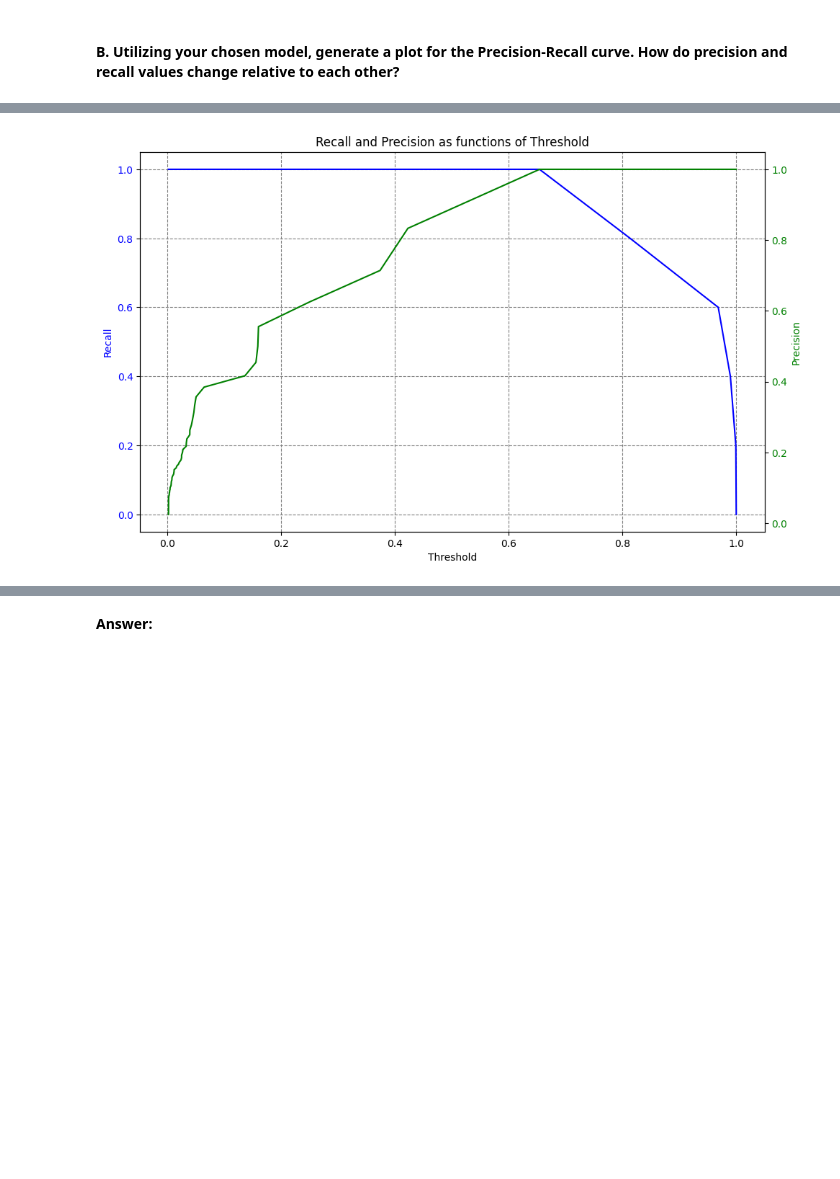
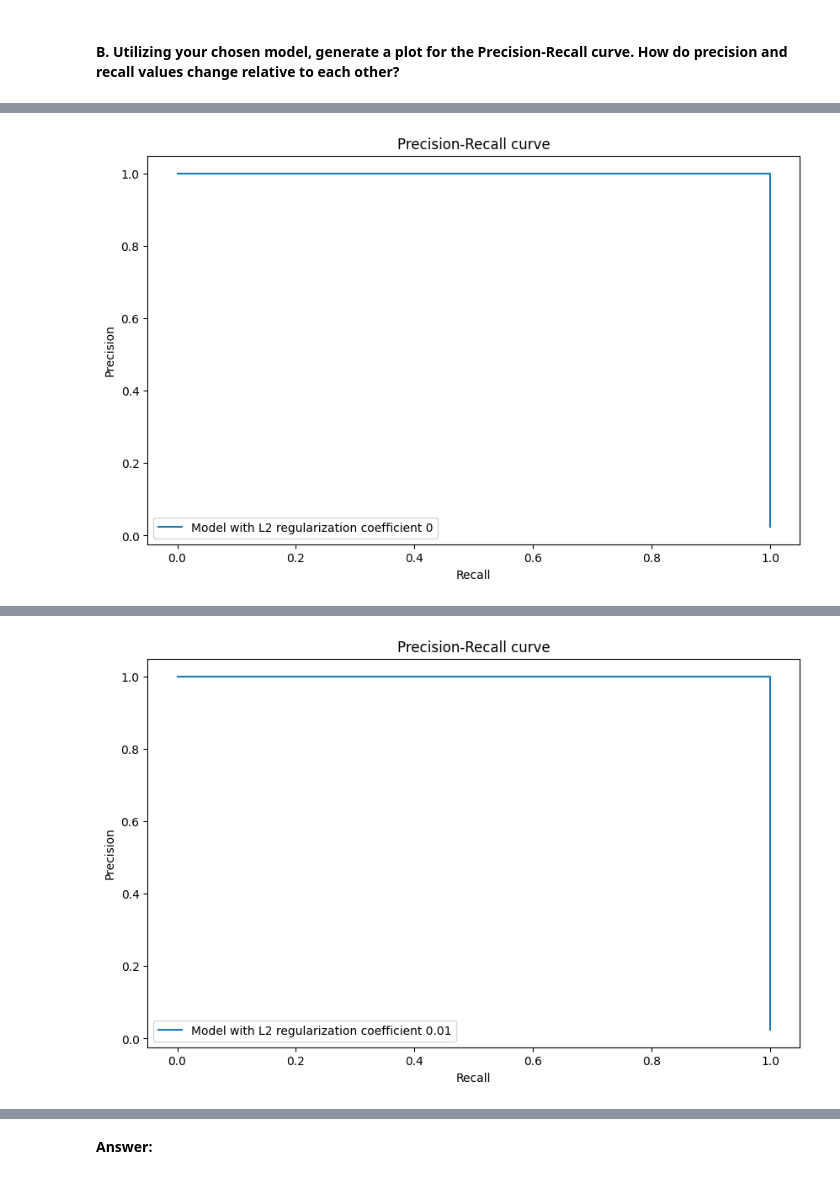
Before and after one commit to rohxnsxngh/Machine-Learning-MEEN, a Jupyter notebook: A4/HW4_ANN_binary_classification.ipynb, the cells around one changed output, grey strips where cells are left out. Drawn from its saved outputs; the diff is of its cells as text; code cells hidden in the pictures; blank space fills up the shorter version.

Commit message:
looping through all regularization coefficients

```diff
--- a/A4/HW4_ANN_binary_classification.ipynb
+++ b/A4/HW4_ANN_binary_classification.ipynb
@@ -180,12 +204,14 @@ Use sklearn.metrics to compute the metrics: accuracy, F1-Score, specificity, bal
 from sklearn.metrics import confusion_matrix, classification_report
 
 # 6. Compute other metrics
-y_pred = (y_prob > 0.5).astype("int32")
-confusion = confusion_matrix(y_val, y_pred)
-report = classification_report(y_val, y_pred)
+for coeff, model in models.items():
+    y_prob = model.predict(X_val).ravel()
+    y_pred = (y_prob > 0.5).astype("int32")
+    confusion = confusion_matrix(y_val, y_pred)
+    report = classification_report(y_val, y_pred)
 
-print("Confusion Matrix:")
-print(confusion)
-print("\nClassification Report:")
-print(report)
+    print("Confusion Matrix:")
+    print(confusion)
+    print("\nClassification Report:")
+    print(report)
 # %% [output]
@@ -284,25 +320,17 @@ In summary, recall should be more critical in this scenario to prioritize the sa
 # write code to plot precision-recall curve
 from sklearn.metrics import precision_recall_curve
 
-# 9. Threshold Selection
-precision, recall, thresholds = precision_recall_curve(y_val, y_prob)
+# write code to plot precision-recall curve
+# Plot Precision-Recall curve for each model
+for coeff, model in models.items():
+    y_prob = model.predict(X_val).ravel()
+    precision, recall, _ = precision_recall_curve(y_val, y_prob)
 
-thresholds = np.append(thresholds, 1)
-
-fig, ax1 = plt.subplots(figsize=(10, 6))
-plt.grid(True, which='both', axis='both', linestyle='--', color='gray')
-ax1.set_xlabel('Threshold')
-ax1.set_ylabel('Recall', color='blue')
-ax1.plot(thresholds, recall, color='blue')
-ax1.tick_params(axis='y', labelcolor='blue')
-
-ax2 = ax1.twinx()
-
-ax2.set_ylabel('Precision', color='green')
-ax2.plot(thresholds, precision, color='green')
-ax2.tick_params(axis='y', labelcolor='green')
-
-fig.tight_layout()
-plt.title('Recall and Precision as functions of Threshold')
-plt.show()
+    plt.figure(figsize=(10, 6))
+    plt.plot(recall, precision, label=f'Model with L2 regularization coefficient {coeff}')
+    plt.xlabel('Recall')
+    plt.ylabel('Precision')
+    plt.title('Precision-Recall curve')
+    plt.legend(loc='lower left')
+    plt.show()
 # %% [output]
@@ -309 +338 @@ plt.show()
-[figure, old version]
+[figure, new version]
@@ -309,0 +340 @@ plt.show()
+[figure, added]
```
Also changed, not shown: parts of 10 cells of this notebook, 1 other file.
